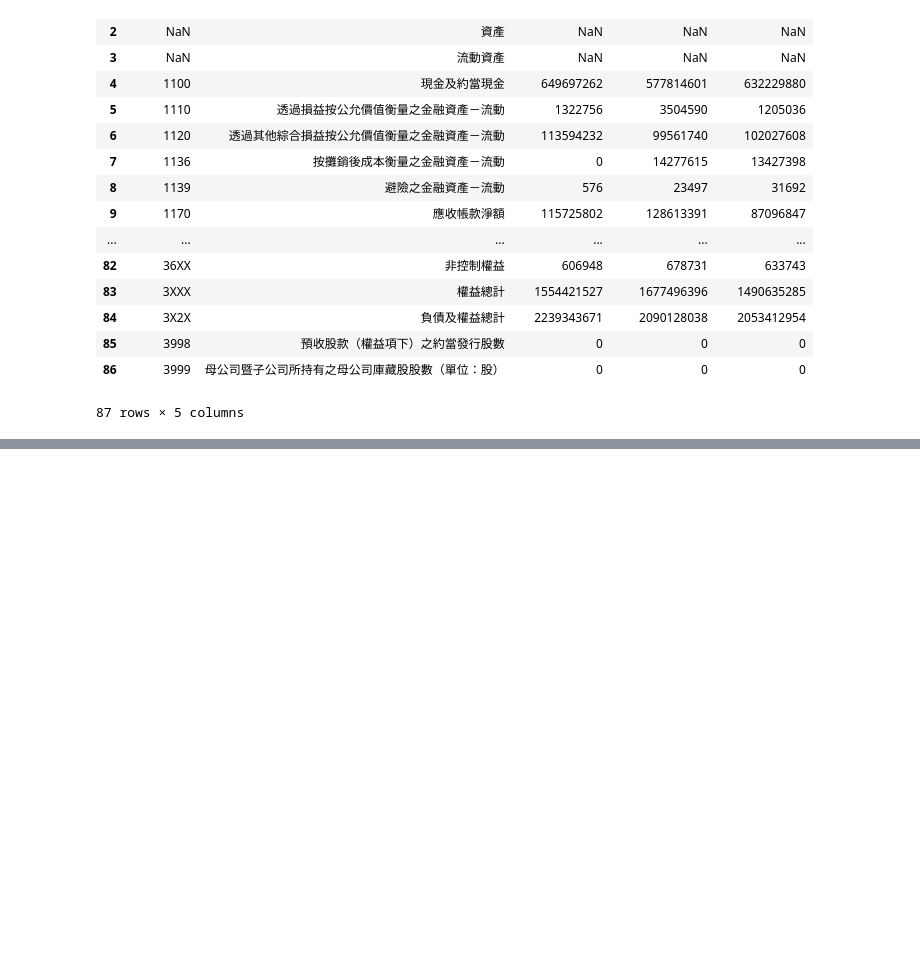
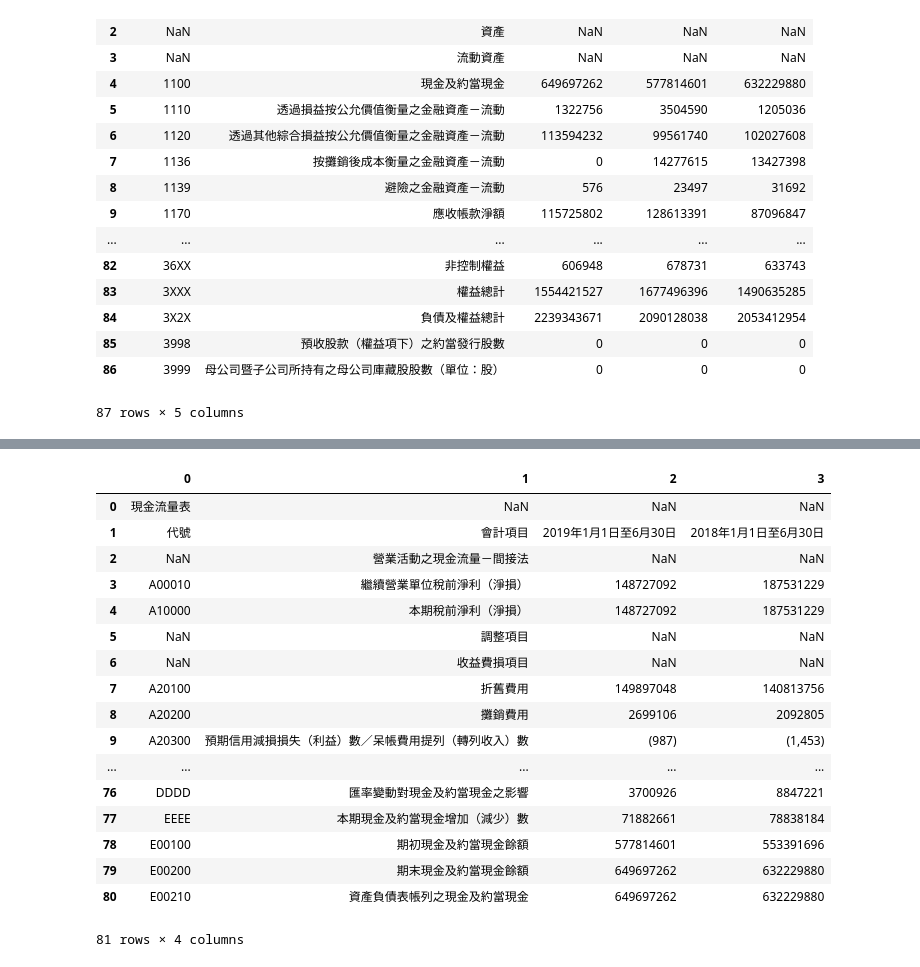
Before and after one commit to FESP-Taiwan/Stocker_Scraper, a Jupyter notebook: TW_financial_reporter.ipynb, the cells around one changed output, grey strips where cells are left out. Drawn from its saved outputs; the diff is of its cells as text; code cells hidden in the pictures; blank space fills up the shorter version.

```diff
--- a/TW_financial_reporter.ipynb
+++ b/TW_financial_reporter.ipynb
@@ -50,0 +72,21 @@ BS_df
+# %%
+cash_df
+# %% [output]
+|  | 0 | 1 | 2 | 3 |
+| 0 | 現金流量表 | NaN | NaN | NaN |
+| 1 | 代號 | 會計項目 | 2019年1月1日至6月30日 | 2018年1月1日至6月30日 |
+| 2 | NaN | 營業活動之現金流量－間接法 | NaN | NaN |
+| 3 | A00010 | 繼續營業單位稅前淨利（淨損） | 148727092 | 187531229 |
+| 4 | A10000 | 本期稅前淨利（淨損） | 148727092 | 187531229 |
+| 5 | NaN | 調整項目 | NaN | NaN |
+| 6 | NaN | 收益費損項目 | NaN | NaN |
+| 7 | A20100 | 折舊費用 | 149897048 | 140813756 |
+| 8 | A20200 | 攤銷費用 | 2699106 | 2092805 |
+| 9 | A20300 | 預期信用減損損失（利益）數／呆帳費用提列（轉列收入）數 | (987) | (1,453) |
+| ... | ... | ... | ... | ... |
+| 76 | DDDD | 匯率變動對現金及約當現金之影響 | 3700926 | 8847221 |
+| 77 | EEEE | 本期現金及約當現金增加（減少）數 | 71882661 | 78838184 |
+| 78 | E00100 | 期初現金及約當現金餘額 | 577814601 | 553391696 |
+| 79 | E00200 | 期末現金及約當現金餘額 | 649697262 | 632229880 |
+| 80 | E00210 | 資產負債表帳列之現金及約當現金 | 649697262 | 632229880 |
+81 rows × 4 columns
```
Also changed, not shown: parts of 2 cells of this notebook, 2 other files.
